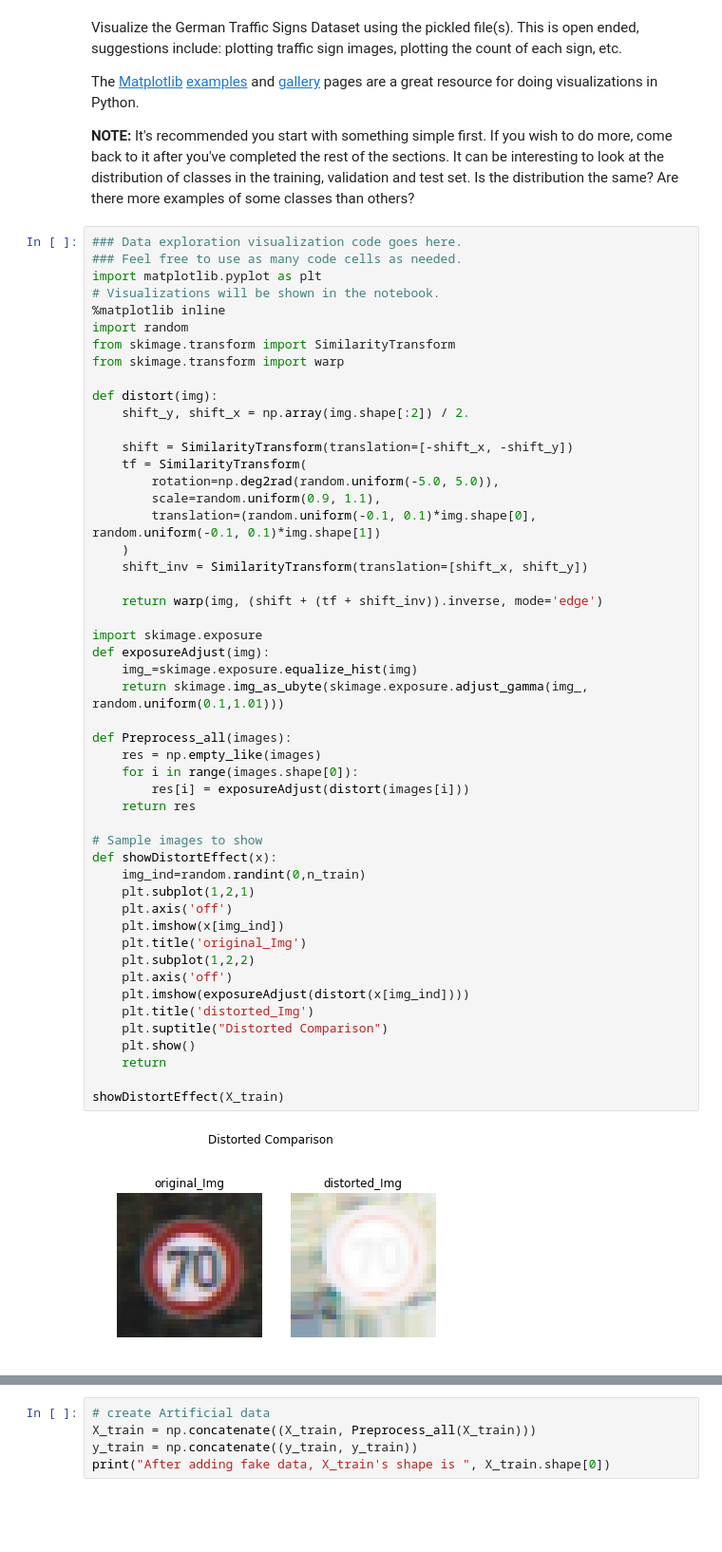
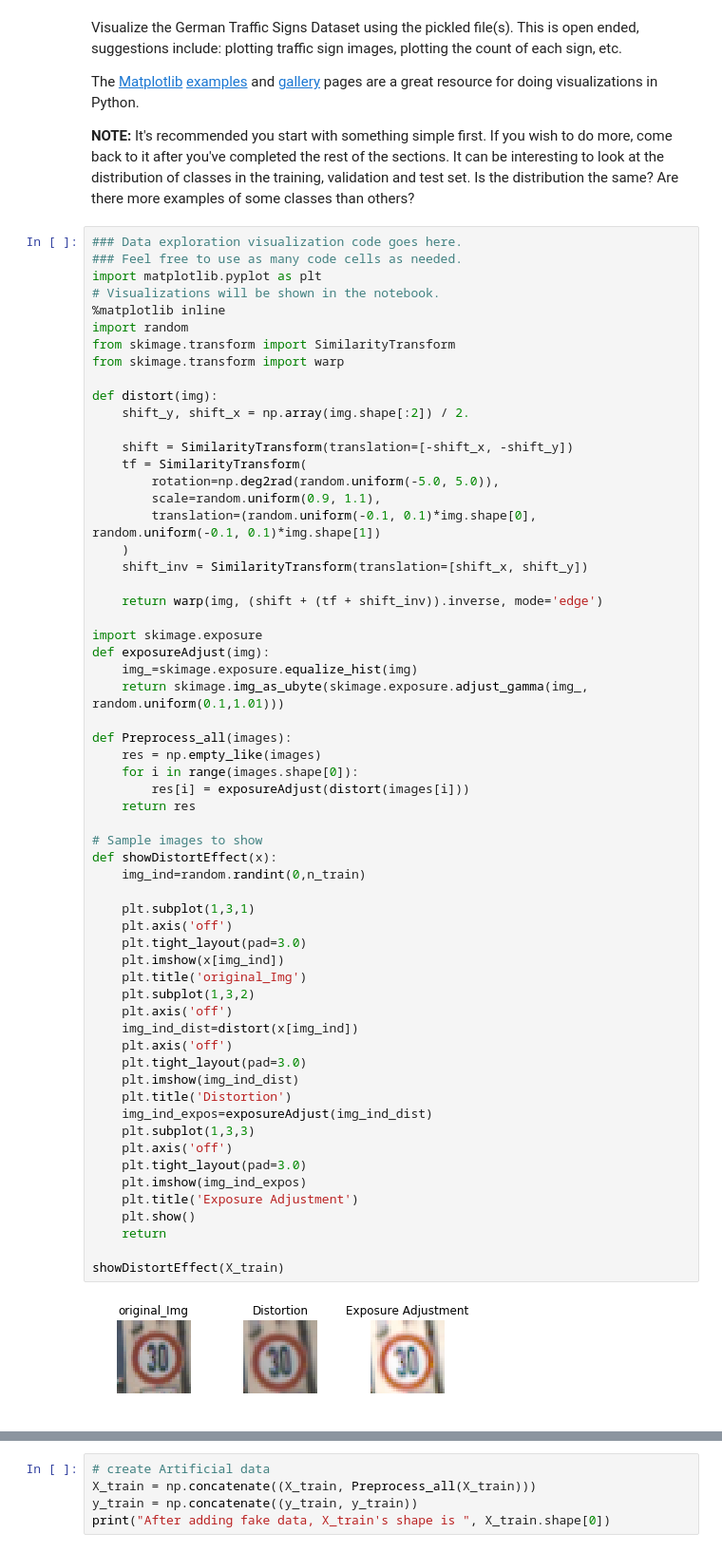
Before and after one commit to sd707589/CarND-Traffic-Sign-Classifier-Project, a Jupyter notebook: Traffic_Sign_Classifier.ipynb, the cells around one changed output, grey strips where cells are left out. Shown at 95% size. Saved outputs shown, nothing was run; the diff lists cells and outputs as text; blank space fills up the shorter version.

```diff
--- a/Traffic_Sign_Classifier.ipynb
+++ b/Traffic_Sign_Classifier.ipynb
@@ -111,36 +111,46 @@ def distort(img):
         scale=random.uniform(0.9, 1.1),
         translation=(random.uniform(-0.1, 0.1)*img.shape[0], random.uniform(-0.1, 0.1)*img.shape[1])
     )
     shift_inv = SimilarityTransform(translation=[shift_x, shift_y])
 
     return warp(img, (shift + (tf + shift_inv)).inverse, mode='edge')
 
 import skimage.exposure
 def exposureAdjust(img):
     img_=skimage.exposure.equalize_hist(img)
     return skimage.img_as_ubyte(skimage.exposure.adjust_gamma(img_, random.uniform(0.1,1.01)))
 
 def Preprocess_all(images):
     res = np.empty_like(images)
     for i in range(images.shape[0]):
         res[i] = exposureAdjust(distort(images[i]))
     return res
 
 # Sample images to show
 def showDistortEffect(x):
     img_ind=random.randint(0,n_train)
-    plt.subplot(1,2,1)
+
+    plt.subplot(1,3,1)
     plt.axis('off')
+    plt.tight_layout(pad=3.0)
     plt.imshow(x[img_ind])
     plt.title('original_Img')
-    plt.subplot(1,2,2)
+    plt.subplot(1,3,2)
     plt.axis('off')
-    plt.imshow(exposureAdjust(distort(x[img_ind])))
-    plt.title('distorted_Img')
-    plt.suptitle("Distorted Comparison")
+    img_ind_dist=distort(x[img_ind])
+    plt.axis('off')
+    plt.tight_layout(pad=3.0)
+    plt.imshow(img_ind_dist)
+    plt.title('Distortion')
+    img_ind_expos=exposureAdjust(img_ind_dist)
+    plt.subplot(1,3,3)
+    plt.axis('off')
+    plt.tight_layout(pad=3.0)
+    plt.imshow(img_ind_expos)
+    plt.title('Exposure Adjustment')
     plt.show()
     return
 
 showDistortEffect(X_train)
 # %% [output]
-[figure, old version]
+[figure, new version]
```
Also changed, not shown: parts of 4 cells of this notebook, 22 other files.
